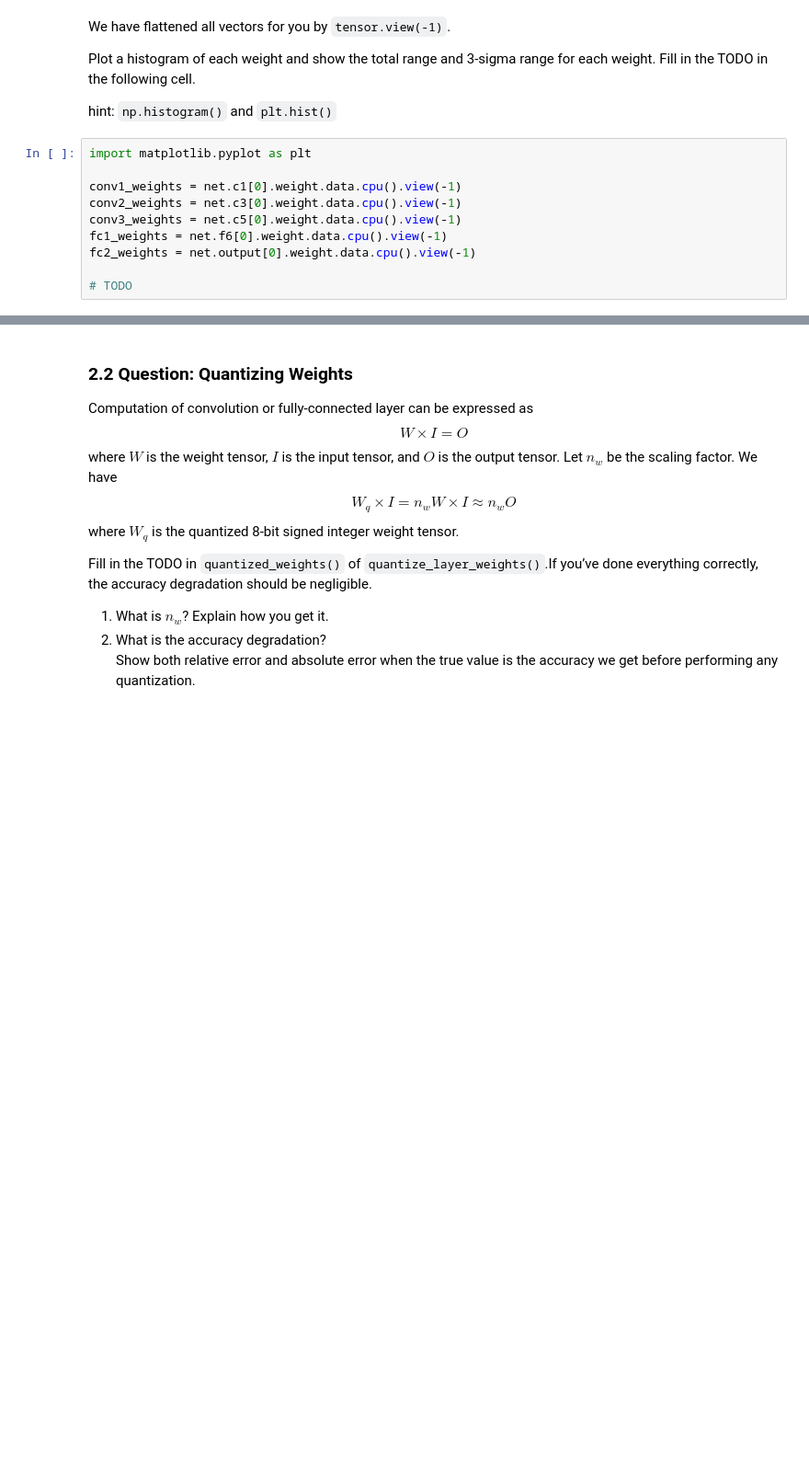
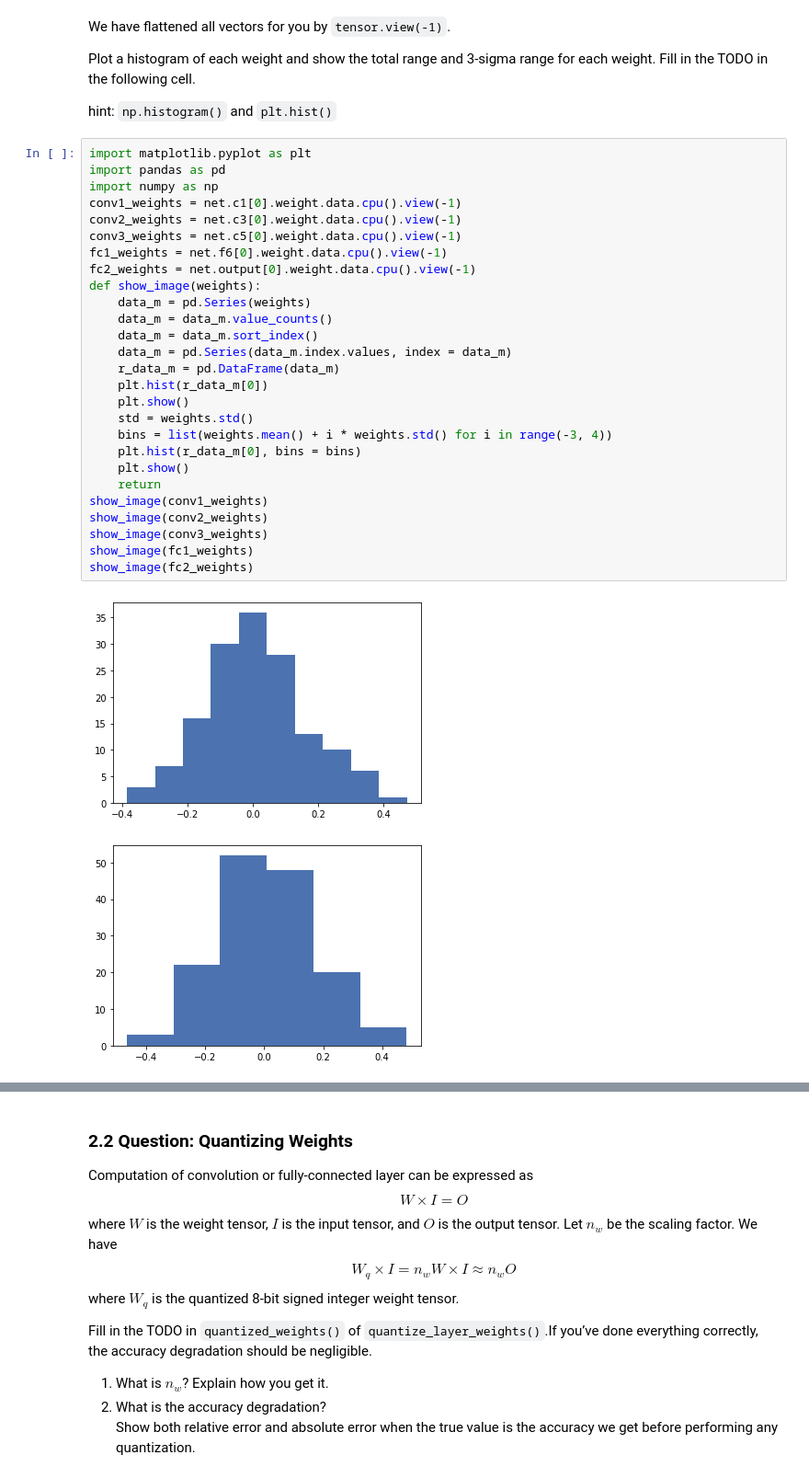
Before and after one commit to eric20090708/VLSI_HW1, a Jupyter notebook: homework1.ipynb, the cells around one changed output, grey strips where cells are left out. Shown: that part at 92% size. Drawn from its saved outputs; the diff is of its cells as text; blank space fills up the shorter version.

Commit message:
histogram_complete

```diff
--- a/homework1.ipynb
+++ b/homework1.ipynb
@@ -181,11 +185,31 @@ Plot a histogram of each weight and show the total range and 3-sigma range for e
 hint: `np.histogram()` and `plt.hist()`
 # %%
 import matplotlib.pyplot as plt
-
+import pandas as pd
+import numpy as np
 conv1_weights = net.c1[0].weight.data.cpu().view(-1)
 conv2_weights = net.c3[0].weight.data.cpu().view(-1)
 conv3_weights = net.c5[0].weight.data.cpu().view(-1)
 fc1_weights = net.f6[0].weight.data.cpu().view(-1)
 fc2_weights = net.output[0].weight.data.cpu().view(-1)
-
-# TODO
+def show_image(weights):
+    data_m = pd.Series(weights)
+    data_m = data_m.value_counts()
+    data_m = data_m.sort_index()
+    data_m = pd.Series(data_m.index.values, index = data_m)
+    r_data_m = pd.DataFrame(data_m)
+    plt.hist(r_data_m[0])
+    plt.show()
+    std = weights.std()
+    bins = list(weights.mean() + i * weights.std() for i in range(-3, 4))
+    plt.hist(r_data_m[0], bins = bins)
+    plt.show()
+    return
+show_image(conv1_weights)
+show_image(conv2_weights)
+show_image(conv3_weights)
+show_image(fc1_weights)
+show_image(fc2_weights)
+# %% [output]
+[figure, added]
+[figure, added]
```
Also changed, not shown: parts of 4 cells of this notebook, 1 other file.
